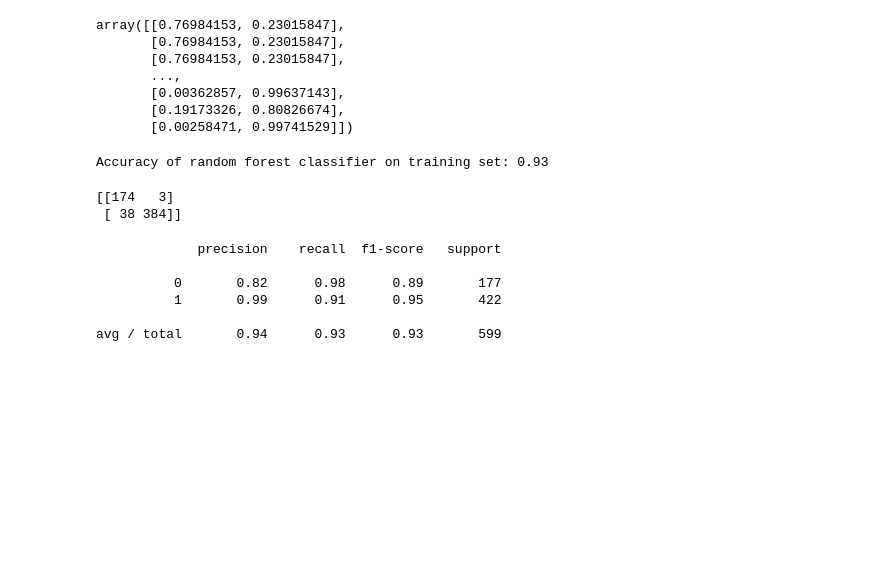
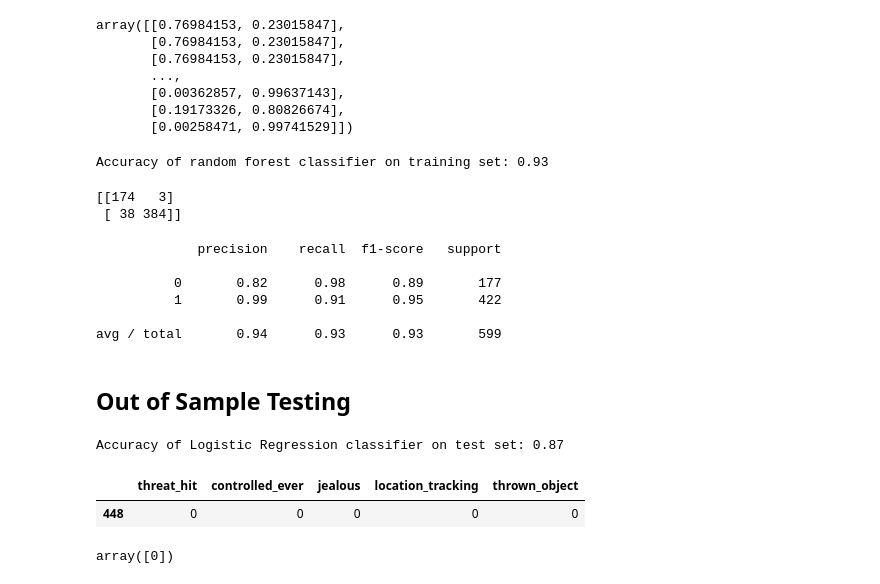
Before and after one commit to codeup-capstone-one/domestic-violence, a Jupyter notebook: dd-phase1.ipynb, the cells around one changed output. Drawn from its saved outputs; the diff is of its cells as text; code cells hidden in the pictures; blank space fills up the shorter version.

Commit message:
add model predict feature

```diff
--- a/dd-phase1.ipynb
+++ b/dd-phase1.ipynb
@@ -1020,3 +1022,15 @@ print(classification_report(y_train, y_pred))
           1       0.99      0.91      0.95       422
 
 avg / total       0.94      0.93      0.93       599
+# %% [markdown]
+## Out of Sample Testing
+# %%
+print('Accuracy of Logistic Regression classifier on test set: {:.2f}'
+     .format(clf.score(X_test, y_test)))
+# %% [output]
+Accuracy of Logistic Regression classifier on test set: 0.87
+# %%
+X_train.head(1)
+# %% [output]
+|  | threat_hit | controlled_ever | jealous | location_tracking | thrown_object |
+| 448 | 0 | 0 | 0 | 0 | 0 |
@@ -1022,0 +1039,14 @@ avg / total       0.94      0.93      0.93       599
+# %%
+new_data = OrderedDict([
+    ('threat_hit', 0),
+    ('controlled_ever', 0),
+    ('jealous', 0),
+    ('location_tracking', 0),
+    ('thrown_object', 0)]
+)
+# .values.reshape(1, -1) because it must be 2-dim, because we passed only one new observation
+new_data = pd.Series(new_data).values.reshape(1,-1)
+# Use the model to make a prediction
+clf.predict(new_data)
+# %% [output]
+array([0])
```
Also changed, not shown: parts of 10 cells of this notebook, 1 other file.
